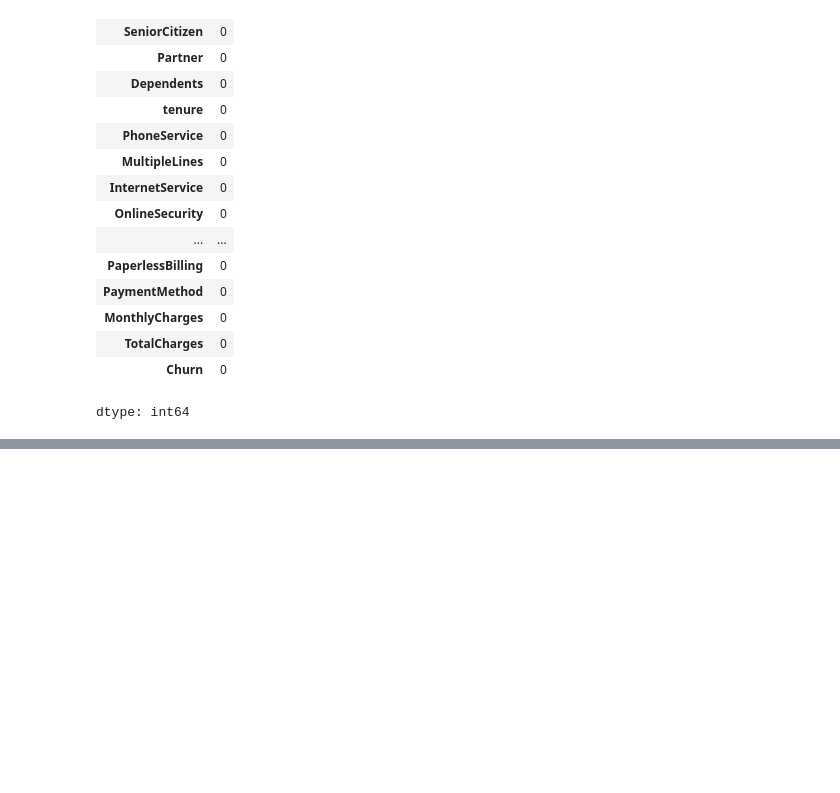
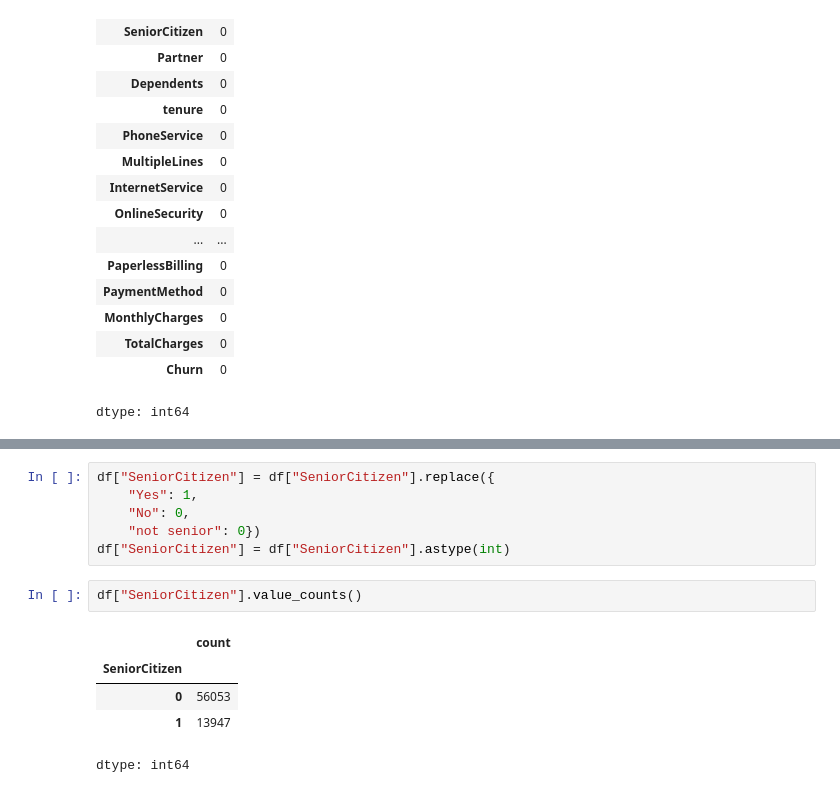
Before and after one commit to linda-bsharat/telco-customer-churn-prediction, a Jupyter notebook: notebooks/01_data_cleaning_and_eda.ipynb, the cells around one changed output, grey strips where cells are left out. Drawn from its saved outputs; the diff is of its cells as text; blank space fills up the shorter version.

```diff
--- a/notebooks/01_data_cleaning_and_eda.ipynb
+++ b/notebooks/01_data_cleaning_and_eda.ipynb
@@ -204,0 +218,14 @@ dtype: int64
+# %%
+df["SeniorCitizen"] = df["SeniorCitizen"].replace({
+    "Yes": 1,
+    "No": 0,
+    "not senior": 0})
+df["SeniorCitizen"] = df["SeniorCitizen"].astype(int)
+# %%
+df["SeniorCitizen"].value_counts()
+# %% [output]
+|  | count |
+| SeniorCitizen |  |
+| 0 | 56053 |
+| 1 | 13947 |
+dtype: int64
```
Also changed, not shown: parts of 6 cells of this notebook.
